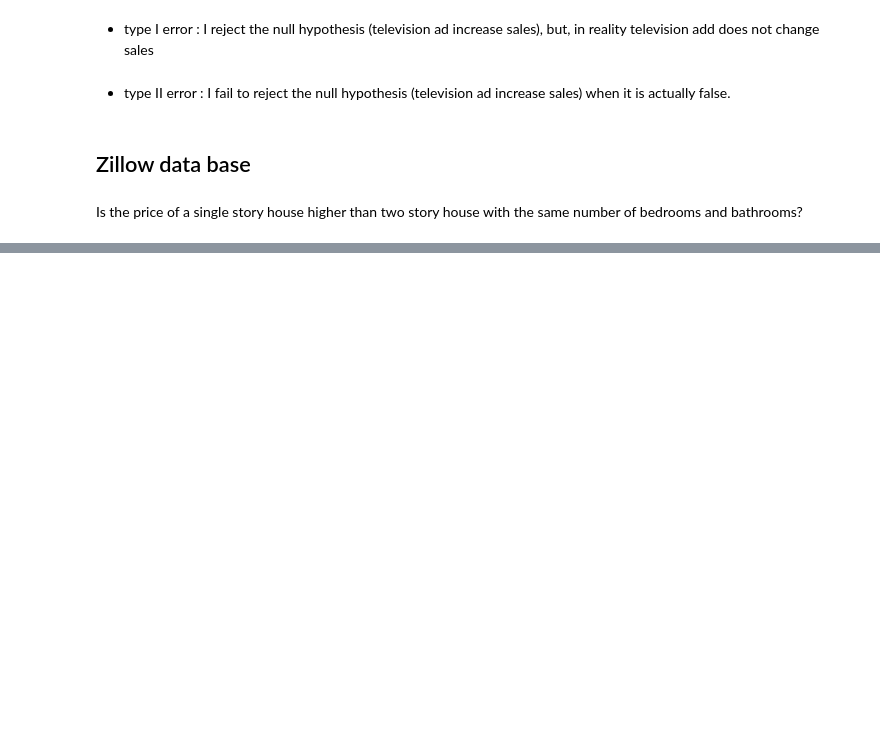
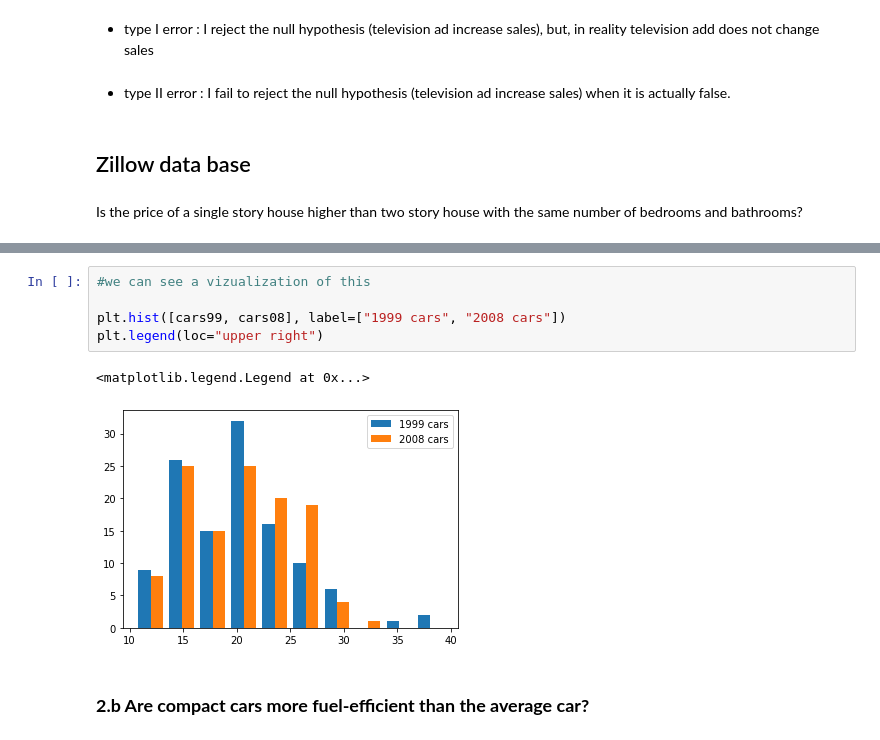
Before and after one commit to cindyvillanuevads/statistics-exercises, a Jupyter notebook: hypothesis_testing.ipynb, the cells around one changed output, grey strips where cells are left out. Saved outputs shown, nothing was run; the diff lists cells and outputs as text; blank space fills up the shorter version.

```diff
--- a/hypothesis_testing.ipynb
+++ b/hypothesis_testing.ipynb
@@ -90,0 +269,10 @@ type II error :
+# %%
+#we can see a vizualization of this
+
+plt.hist([cars99, cars08], label=["1999 cars", "2008 cars"])
+plt.legend(loc="upper right")
+# %% [output]
+<matplotlib.legend.Legend at 0x...>
+[figure, added]
+# %% [markdown]
+### **2.b Are compact cars more fuel-efficient than the average car?**
```
Also changed, not shown: parts of 42 cells of this notebook.
